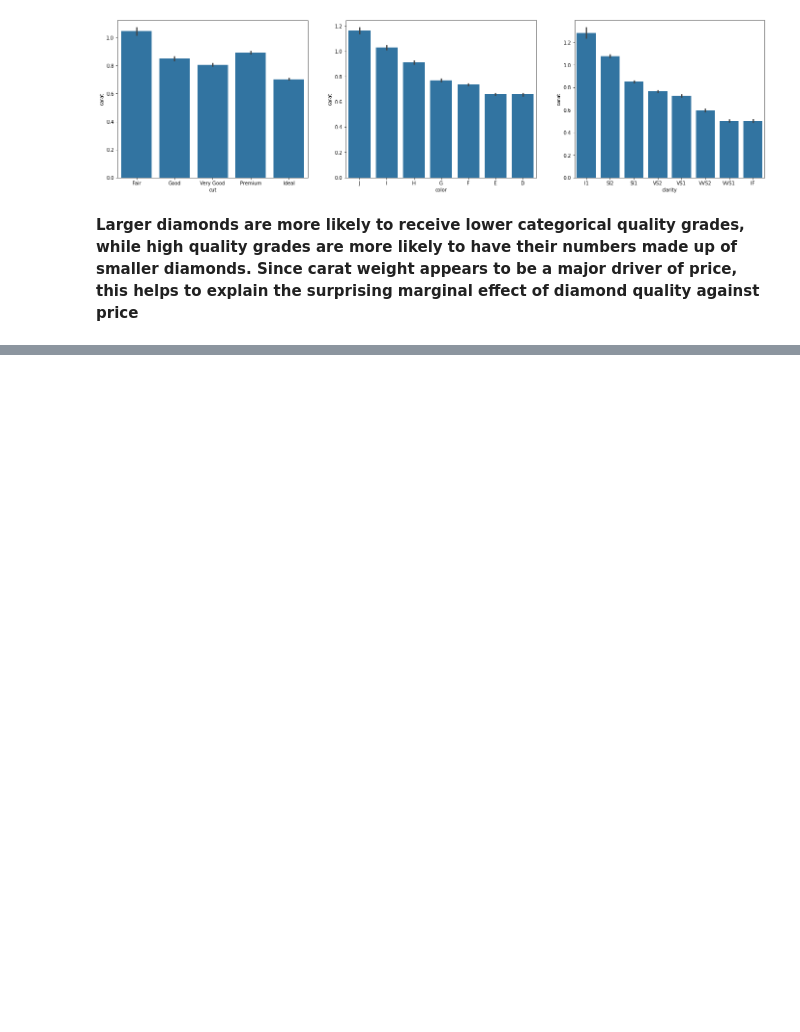
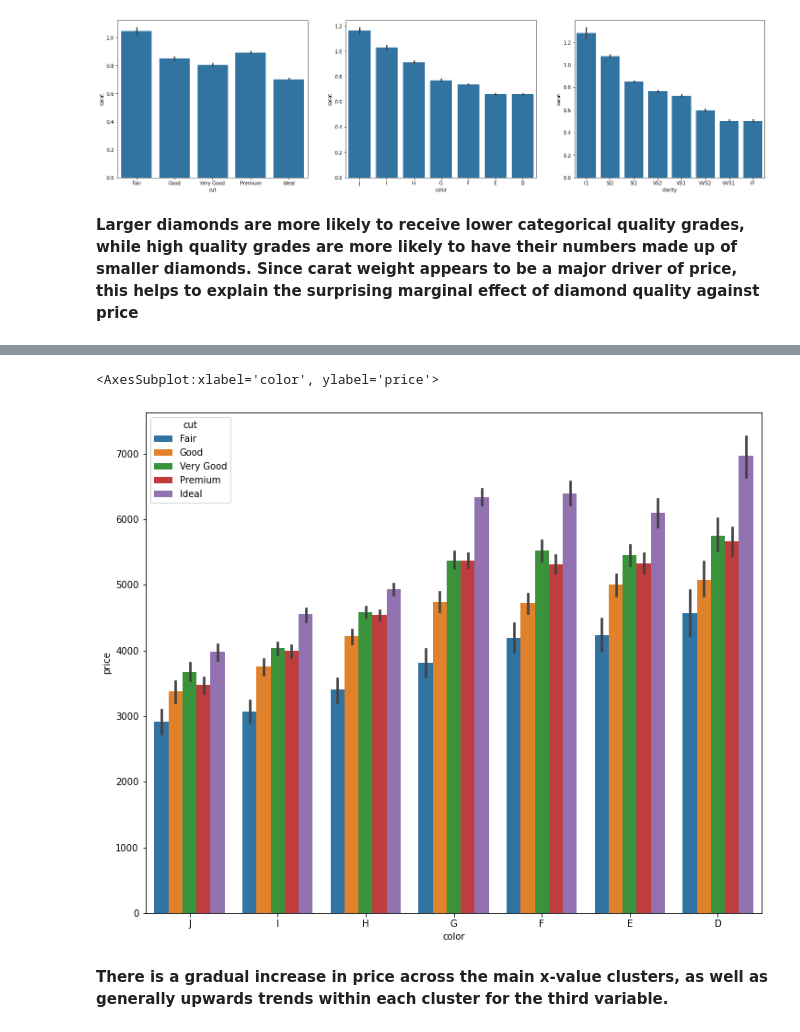
Before and after one commit to jumbamark/Diamond-Explanatory-Analysis, a Jupyter notebook: visualization_report.ipynb, the cells around one changed output, grey strips where cells are left out. Drawn from its saved outputs; the diff is of its cells as text; code cells hidden in the pictures; blank space fills up the shorter version.

```diff
--- a/visualization_report.ipynb
+++ b/visualization_report.ipynb
@@ -192,0 +236,8 @@ __Larger diamonds are more likely to receive lower categorical quality grades, w
+# %%
+plt.figure(figsize=[12, 10])
+sb.barplot(data=diamond_sub, x='color', y='price', hue='cut')
+# %% [output]
+<AxesSubplot:xlabel='color', ylabel='price'>
+[figure, added]
+# %% [markdown]
+__There is a gradual increase in price across the main x-value clusters, as well as generally upwards trends within each cluster for the third variable.__
```
Also changed, not shown: parts of 8 cells of this notebook.
